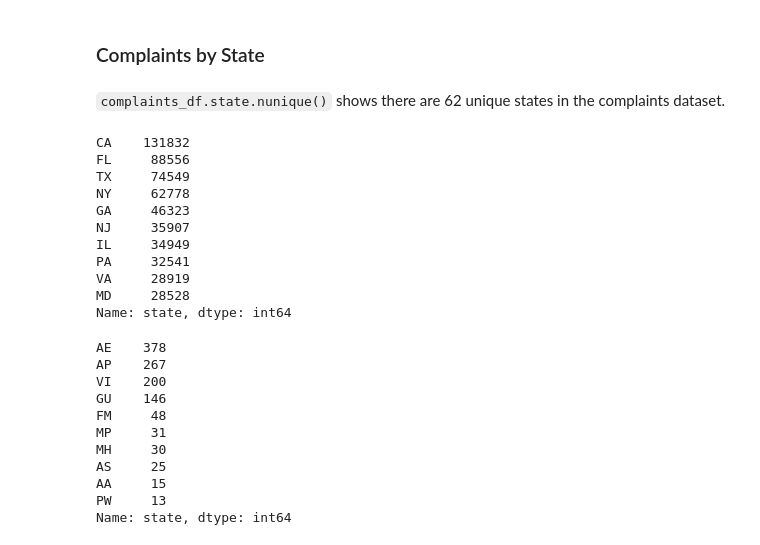
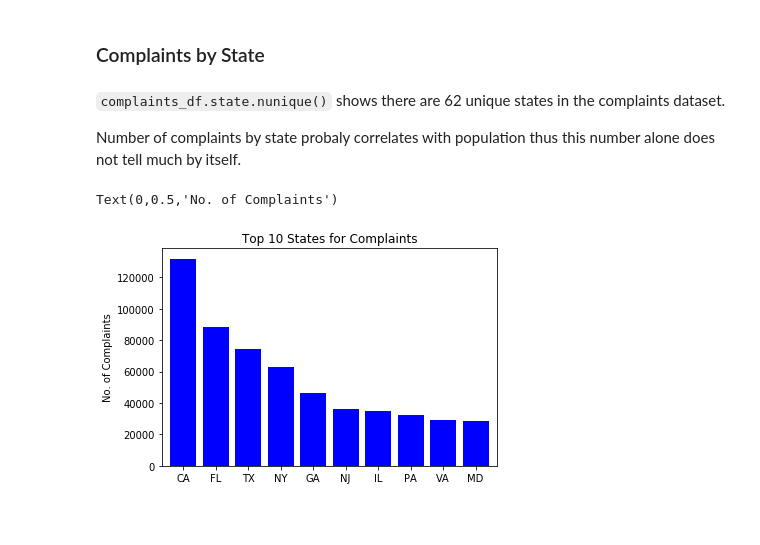
Before and after one commit to Halvinn/cfpb_complaints, a Jupyter notebook: cfpb_complaints.ipynb, the cells around one changed output. Cells and saved outputs as stored; diff of their text form; code cells hidden in the pictures; blank space fills up the shorter version.

Commit message:
Top and bottom state bar graphs.

```diff
--- a/cfpb_complaints.ipynb
+++ b/cfpb_complaints.ipynb
@@ -298,33 +298,14 @@ Name: Product, dtype: int64
 ### Complaints by State
 # %% [markdown]
 `complaints_df.state.nunique()` shows there are 62 unique states in the complaints dataset.
+
+Number of complaints by state probaly correlates with population thus this number alone does not tell much by itself.
-# %%
-top_10_states = complaints_df.state.value_counts()[:10]
-top_10_states
-# %% [output]
-CA    131832
-FL     88556
-TX     74549
-NY     62778
-GA     46323
-NJ     35907
-IL     34949
-PA     32541
-VA     28919
-MD     28528
-Name: state, dtype: int64
-# %%
-bottom_10_states = complaints_df.state.value_counts()[-10:]
-bottom_10_states
-# %% [output]
-AE    378
-AP    267
-VI    200
-GU    146
-FM     48
-MP     31
-MH     30
-AS     25
-AA     15
-PW     13
-Name: state, dtype: int64
+# %%
+top_10_states = complaints_df.state.value_counts()[:10]
+top_10_states.plot(kind='bar', color='blue', width=0.8)
+plt.xticks(rotation=0)
+plt.title("Top 10 States for Complaints")
+plt.ylabel("No. of Complaints")
+# %% [output]
+Text(0,0.5,'No. of Complaints')
+[figure, added]
```
Also changed, not shown: parts of 1 cell of this notebook.
